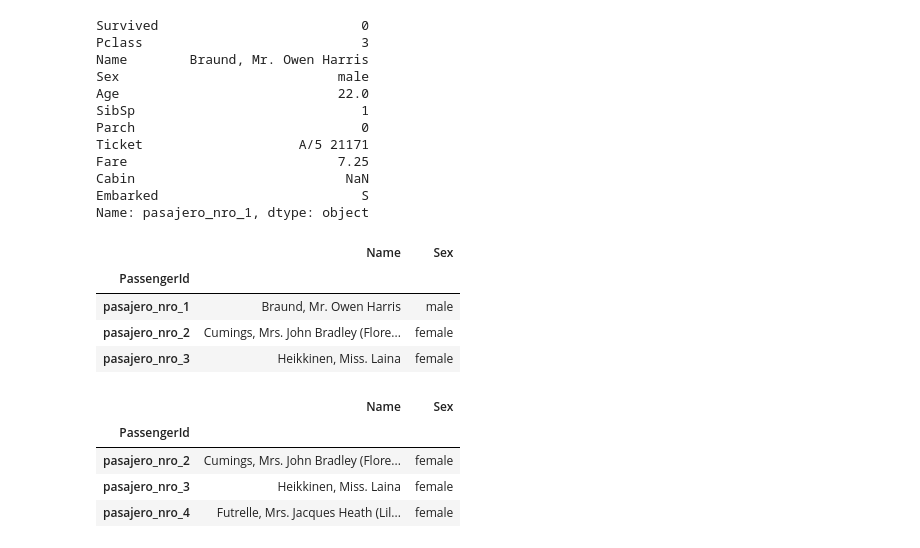
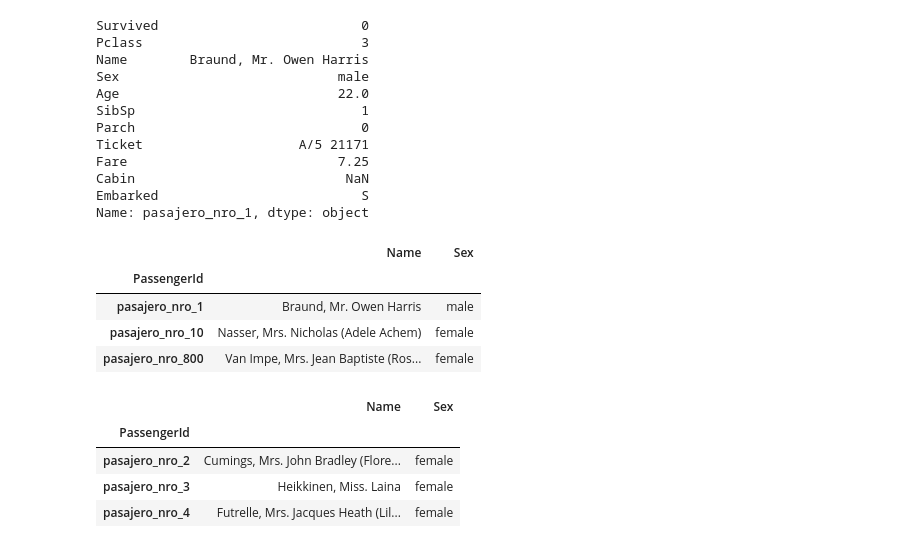
Before and after one commit to pgaliana/IntroPythonCD, a Jupyter notebook: 05_manejo_de_datos-pandas.ipynb, the cells around one changed output. Drawn from its saved outputs; the diff is of its cells as text; code cells hidden in the pictures.

```diff
--- a/05_manejo_de_datos-pandas.ipynb
+++ b/05_manejo_de_datos-pandas.ipynb
@@ -425,13 +448,13 @@ Cabin                           NaN
 Embarked                          S
 Name: pasajero_nro_1, dtype: object
 # %%
-temp.loc[["pasajero_nro_1", "pasajero_nro_2", "pasajero_nro_3"], ["Name", "Sex"]]
+temp.loc[["pasajero_nro_1", "pasajero_nro_10", "pasajero_nro_800"], ["Name", "Sex"]]
 # %% [output]
 |  | Name | Sex |
 | PassengerId |  |  |
 | pasajero_nro_1 | Braund, Mr. Owen Harris | male |
-| pasajero_nro_2 | Cumings, Mrs. John Bradley (Flore... | female |
-| pasajero_nro_3 | Heikkinen, Miss. Laina | female |
+| pasajero_nro_10 | Nasser, Mrs. Nicholas (Adele Achem) | female |
+| pasajero_nro_800 | Van Impe, Mrs. Jean Baptiste (Ros... | female |
 # %%
 temp.iloc[[1, 2, 3], [2, 3]]
 # %% [output]
```
Also changed, not shown: parts of 8 cells of this notebook.
